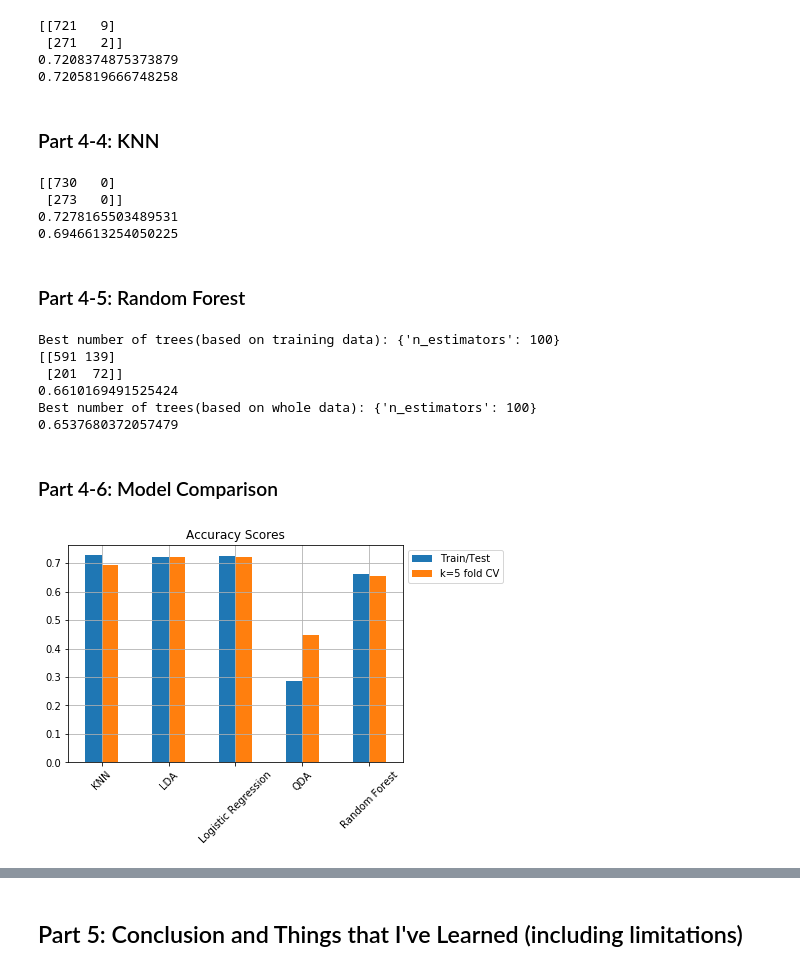
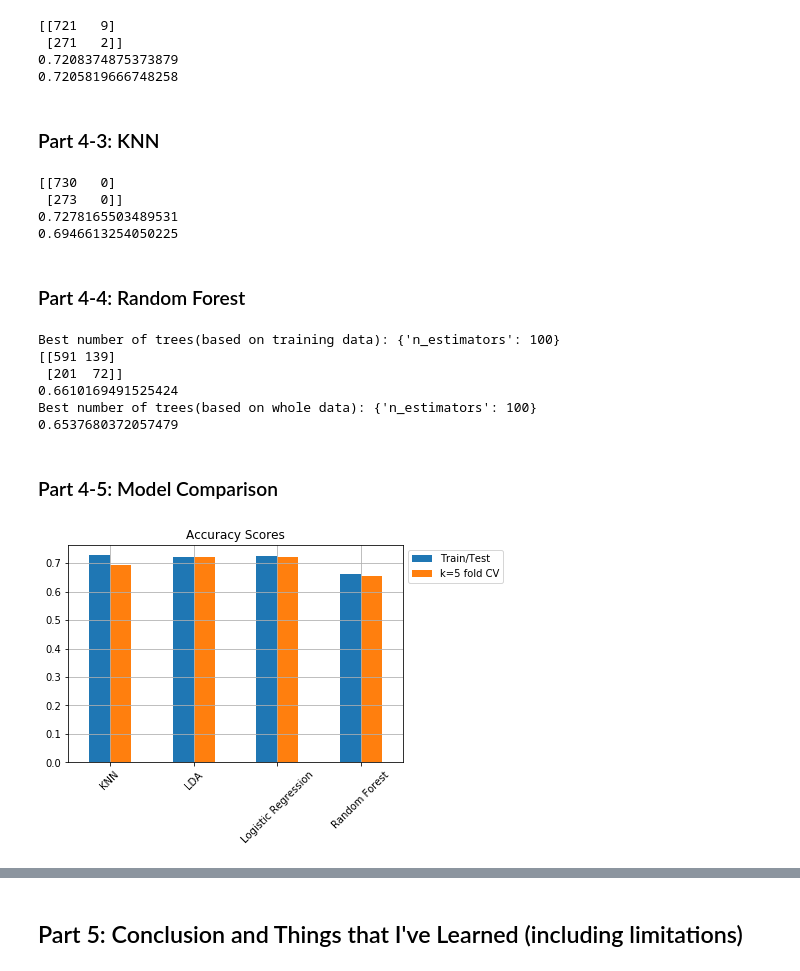
Before and after one commit to taehyungkim1227/What-is-the-Fate-of-Marvel-Heroes-, a Jupyter notebook: Fate of Marvel Characters.ipynb, the cells around one changed output, grey strips where cells are left out. Saved outputs shown, nothing was run; the diff lists cells and outputs as text; code cells hidden in the pictures.

```diff
--- a/Fate of Marvel Characters.ipynb
+++ b/Fate of Marvel Characters.ipynb
@@ -263,7 +252,7 @@ print(accuracy.mean()) # print accuarcy mean of k = 5 fold CV method
 0.7208374875373879
 0.7205819666748258
 # %% [markdown]
-### Part 4-4: KNN
+### Part 4-3: KNN
 # %%
 # K-Nearest Neighbors (KNN) (used k value = 64)
 # Here, I used k = sqrt(N), N = observations in training set
@@ -289,7 +278,7 @@ print(accuracy.mean()) # print accuarcy mean of k = 5 fold CV method
 0.7278165503489531
 0.6946613254050225
 # %% [markdown]
-### Part 4-5: Random Forest
+### Part 4-4: Random Forest
 # %%
 # Random Forest
 
@@ -335,29 +324,29 @@ Best number of trees(based on training data): {'n_estimators': 100}
 Best number of trees(based on whole data): {'n_estimators': 100}
 0.6537680372057479
 # %% [markdown]
-### Part 4-6: Model Comparison
+### Part 4-5: Model Comparison
 # %%
 # Accuracy Scores- Rounded to the fourth decimal-Based on Train/Test data split method, KNN(k = 64) had the highest
 # accuracy score.
 # Based on k = 5 fold CV method, Logistic Regression had the highest accuracy score
-data = {'Model Name': ['Logistic Regression', 'Logistic Regression','QDA', 'QDA', 'LDA', 'LDA', 'KNN', 'KNN',
+data = {'Model Name': ['Logistic Regression', 'Logistic Regression', 'LDA', 'LDA', 'KNN', 'KNN',
                        'Random Forest', 'Random Forest'],
-        'Accuracy': [0.7268, 0.7230, 0.2861, 0.4469, 0.7208, 0.7206, 0.7278, 0.6947, 0.6610, 0.6537],
-       'Type': ['Train/Test', 'k=5 fold CV', 'Train/Test', 'k=5 fold CV', 'Train/Test', 'k=5 fold CV', 'Train/Test',
+        'Accuracy': [0.7268, 0.7230, 0.7208, 0.7206, 0.7278, 0.6947, 0.6610, 0.6537],
+       'Type': ['Train/Test', 'k=5 fold CV', 'Train/Test', 'k=5 fold CV', 'Train/Test',
                 'k=5 fold CV', 'Train/Test', 'k=5 fold CV']}
 
 df = pd.DataFrame(data, columns = ['Model Name', 'Accuracy', 'Type'])
 
 df.pivot("Model Name", "Type", "Accuracy").plot(kind='bar')
 
 plt.xlabel("")
 plt.legend(title = "", bbox_to_anchor = (1,1))
 plt.xticks(rotation=45)
 plt.title("Accuracy Scores")
 plt.grid()
 plt.show()
 # %% [output]
-[figure, old version]
+[figure, new version]
 # %%
 # BONUS!!!
 # Let's say that there's a Marvel character with the following traits-
```
Also changed, not shown: parts of 12 cells of this notebook.
